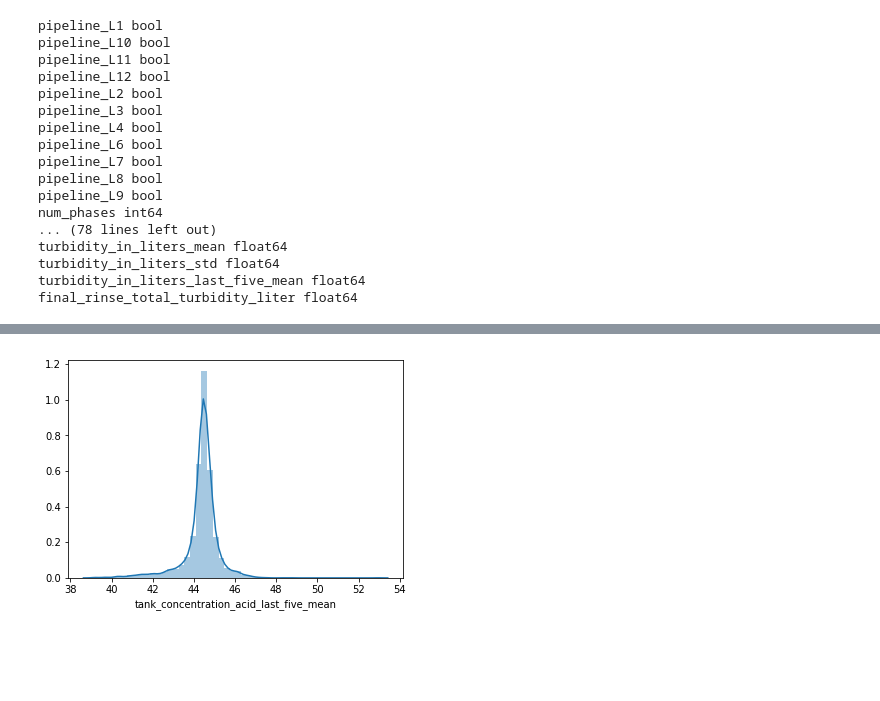
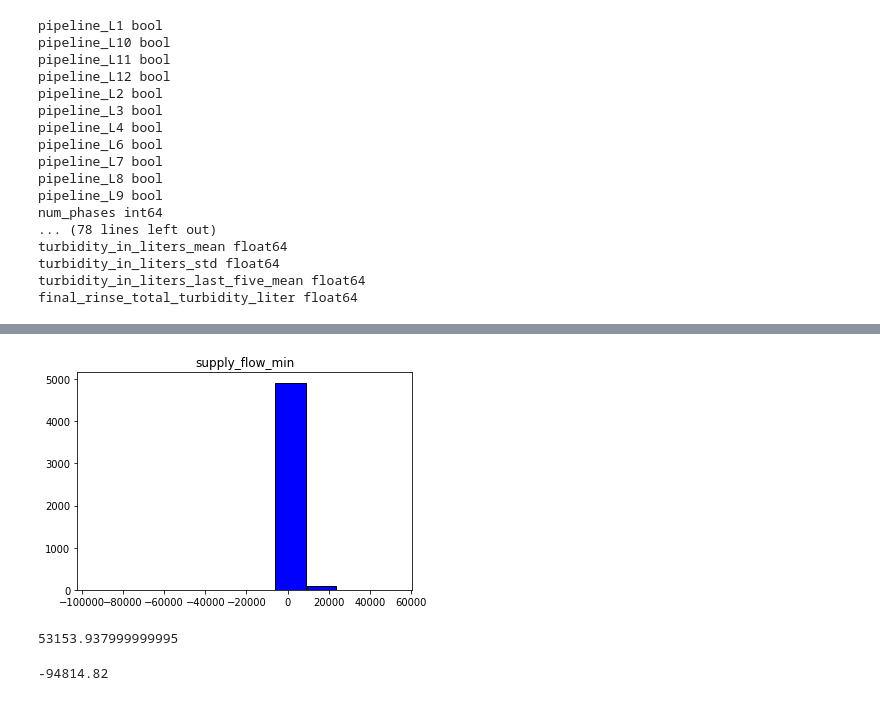
Before and after one commit to b-o-l-l-a/driven-data-rinse-over-run, a Jupyter notebook: notebooks/1.0-initial-data-exploration.ipynb, the cells around one changed output, grey strips where cells are left out. Saved outputs shown, nothing was run; the diff lists cells and outputs as text; code cells hidden in the pictures; blank space fills up the shorter version.

```diff
--- a/notebooks/1.0-initial-data-exploration.ipynb
+++ b/notebooks/1.0-initial-data-exploration.ipynb
@@ -321,5 +335,19 @@ Name: final_rinse_total_turbidity_liter, dtype: float64
-# %%
-dist_plt = sns.distplot(train_features_w_response["tank_concentration_acid_last_five_mean"]).get_figure()
-dist_plt.savefig(os.path.join("density_plot.png"))
-# %% [output]
-[figure, removed]
+# %%
+col_name = "supply_flow_min"
+a = sns.distplot(train_features_w_response[col_name])
+pyplot.close()
+# %%
+import matplotlib.pyplot as pyplot
+fig = pyplot.hist(train_features_w_response[col_name], color = 'blue', edgecolor = 'black', bins=10, label=col_name)
+pyplot.title(col_name)
+pyplot.savefig("pyplot.png")
+# %% [output]
+[figure, added]
+# %%
+train_features_w_response[col_name].max()
+# %% [output]
+53153.937999999995
+# %%
+train_features_w_response[col_name].min()
+# %% [output]
+-94814.82
```
Also changed, not shown: parts of 3 cells of this notebook.
